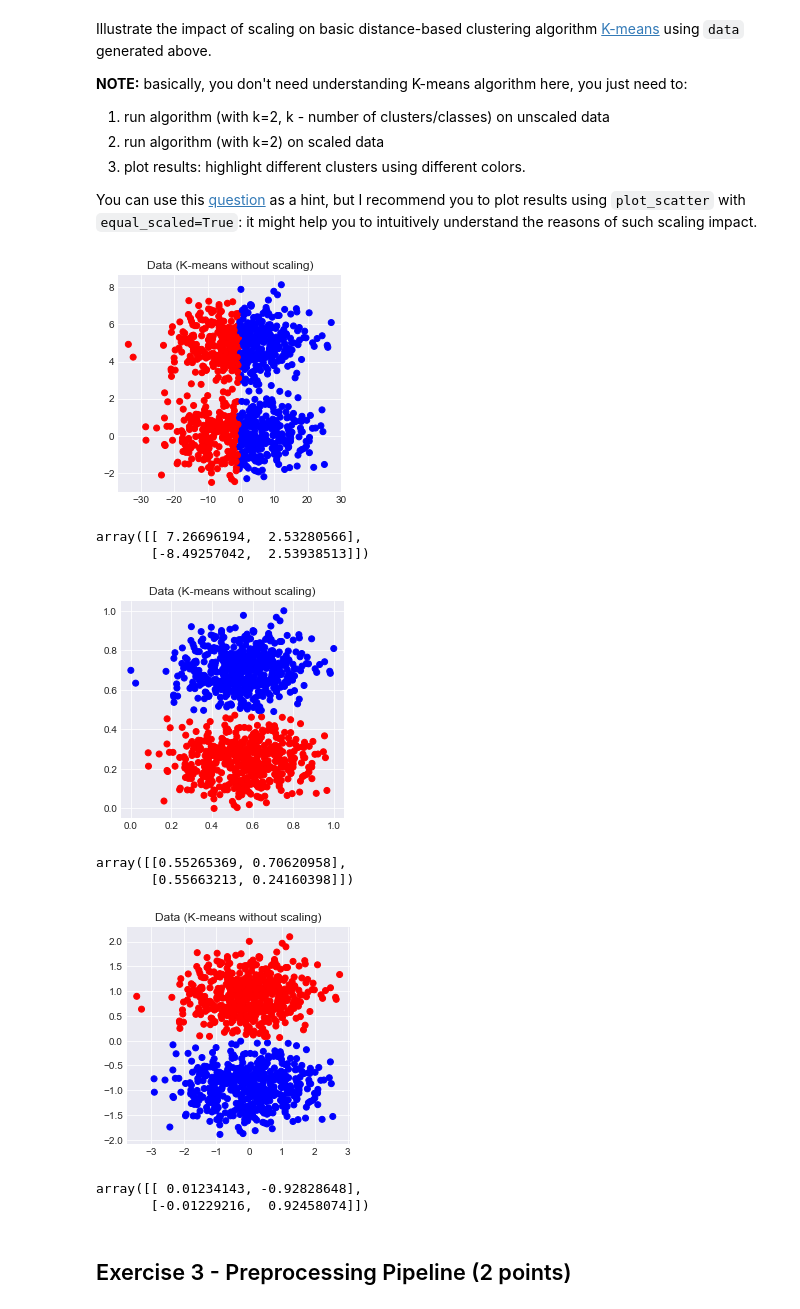
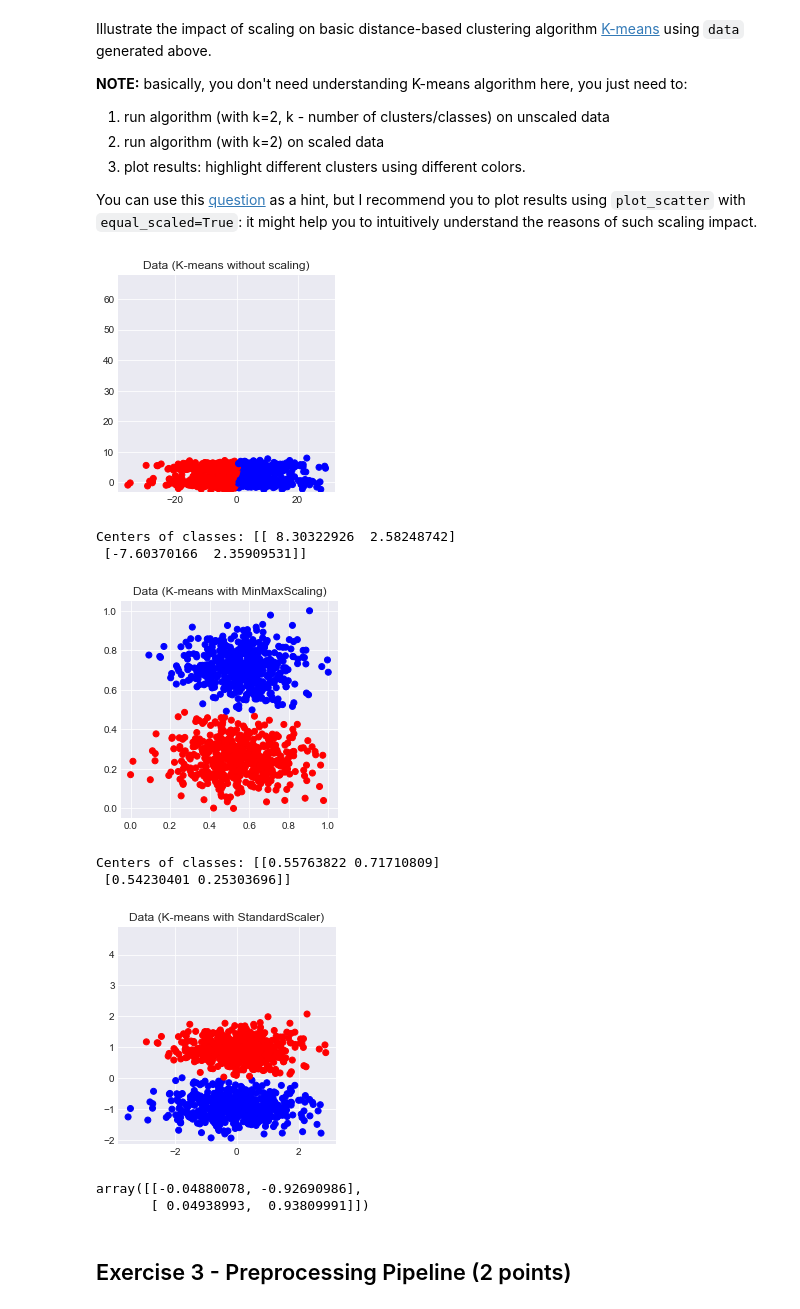
Before and after one commit to tanyashagova/ml_homework_Feature_Engineering_and_Selection, a Jupyter notebook: homework.ipynb, the cells around one changed output. Cells and saved outputs as stored; diff of their text form; code cells hidden in the pictures.

```diff
--- a/homework.ipynb
+++ b/homework.ipynb
@@ -170,34 +172,35 @@ You can use this [question](https://stats.stackexchange.com/questions/89809/is-i
 # %%
 from sklearn.cluster import KMeans
 Kmean = KMeans(n_clusters=2)
 clusters = Kmean.fit_predict(data)
-plot_scatter(data[:, 0], data[:, 1],  auto_scaled=True, title='Data (K-means without scaling)', clusters=clusters)
+plot_scatter(data[:, 0], data[:, 1],  auto_scaled=False, title='Data (K-means without scaling)', clusters=clusters)
 centers = Kmean.cluster_centers_
-centers
+#centers of classses
+print('Centers of classes:', centers)
 # %% [output]
-[figure, old version]
+[figure, new version]
-array([[ 7.26696194,  2.53280566],
-       [-8.49257042,  2.53938513]])
+Centers of classes: [[ 8.30322926  2.58248742]
+ [-7.60370166  2.35909531]]
 # %%
 clusters = Kmean.fit_predict(mm_scaled_data)
-plot_scatter(mm_scaled_data[:, 0], mm_scaled_data[:, 1],  auto_scaled=True, title='Data (K-means without scaling)', clusters=clusters)
+plot_scatter(mm_scaled_data[:, 0], mm_scaled_data[:, 1],  auto_scaled=False, title='Data (K-means with MinMaxScaling)', clusters=clusters)
 centers = Kmean.cluster_centers_
-# plt.scatter(centers[0][0], centers[0][1])
-# plt.scatter(centers[1][0], centers[1][1])
-centers
+
+#centers of classses
+print('Centers of classes:', centers)
 # %% [output]
-[figure, old version]
+[figure, new version]
-array([[0.55265369, 0.70620958],
-       [0.55663213, 0.24160398]])
+Centers of classes: [[0.55763822 0.71710809]
+ [0.54230401 0.25303696]]
 # %%
 clusters = Kmean.fit_predict(st_scaled_data)
-plot_scatter(st_scaled_data[:, 0], st_scaled_data[:, 1],  auto_scaled=True, title='Data (K-means without scaling)', clusters=clusters)
+plot_scatter(st_scaled_data[:, 0], st_scaled_data[:, 1],  auto_scaled=False, title='Data (K-means with StandardScaler)', clusters=clusters)
 centers = Kmean.cluster_centers_
 centers
 # %% [output]
-[figure, old version]
+[figure, new version]
-array([[ 0.01234143, -0.92828648],
-       [-0.01229216,  0.92458074]])
+array([[-0.04880078, -0.92690986],
+       [ 0.04938993,  0.93809991]])
 # %% [markdown]
 ## Exercise  3 - Preprocessing Pipeline (2 points)
 # %%
```
Also changed, not shown: parts of 31 cells of this notebook.
